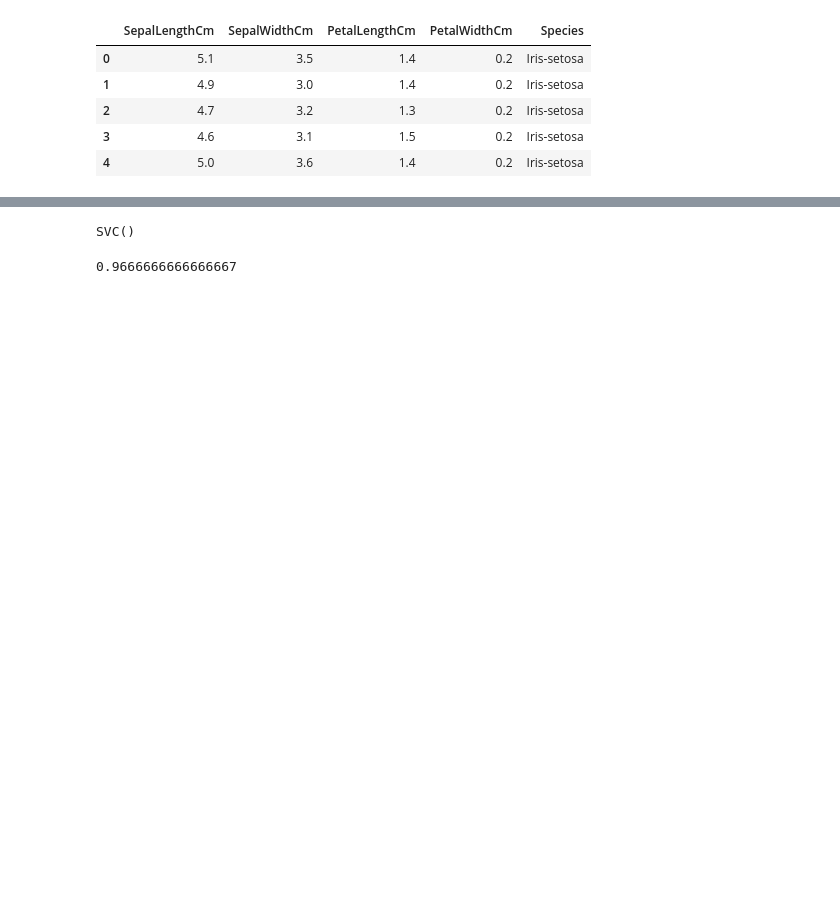
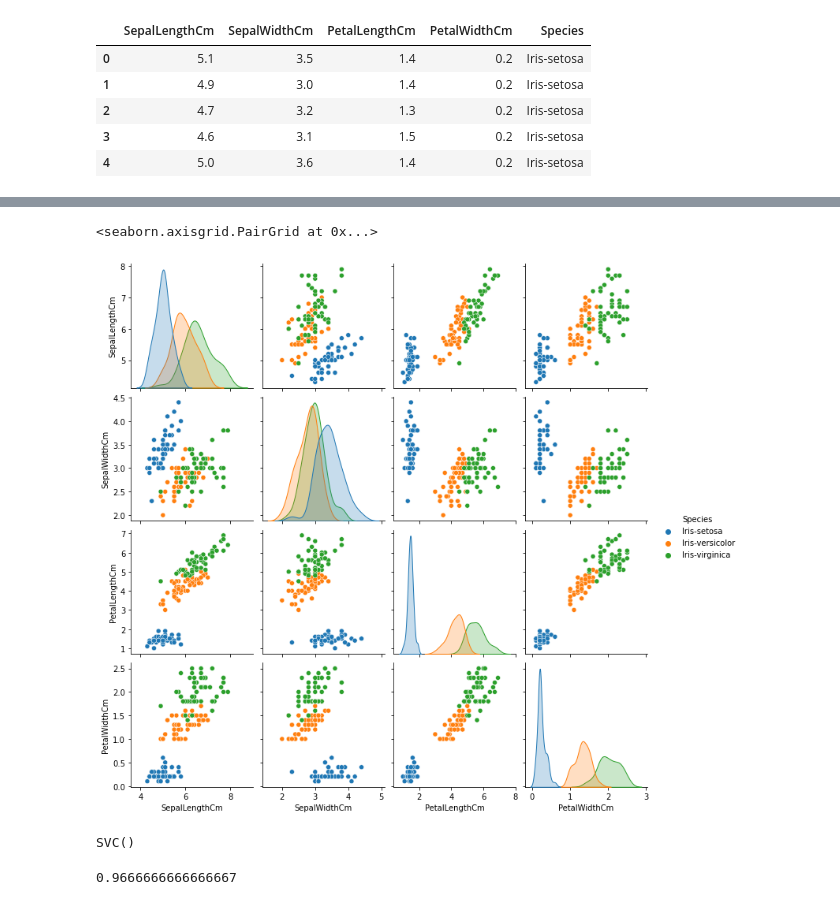
Before and after one commit to vaibhavsingh130/ML-Project, a Jupyter notebook: irisproject.ipynb, the cells around one changed output, grey strips where cells are left out. Drawn from its saved outputs; the diff is of its cells as text; code cells hidden in the pictures; blank space fills up the shorter version.

```diff
--- a/irisproject.ipynb
+++ b/irisproject.ipynb
@@ -15,3 +29,8 @@ df.head()
+# %%
+sns.pairplot(df,hue='Species')
+# %% [output]
+<seaborn.axisgrid.PairGrid at 0x...>
+[figure, added]
 # %%
 data=df.values
 X=data[:,0:4]
```
Also changed, not shown: parts of 2 cells of this notebook.
